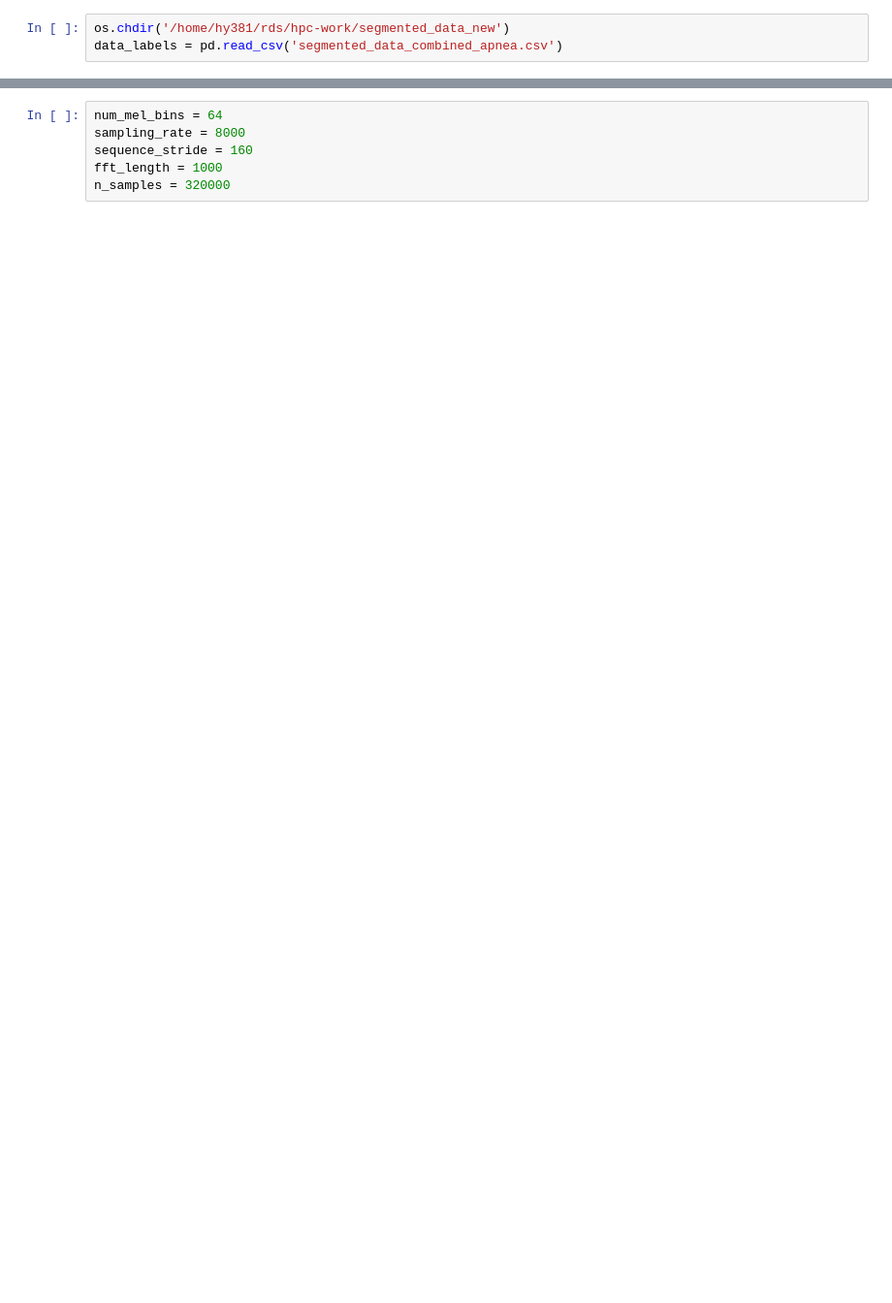
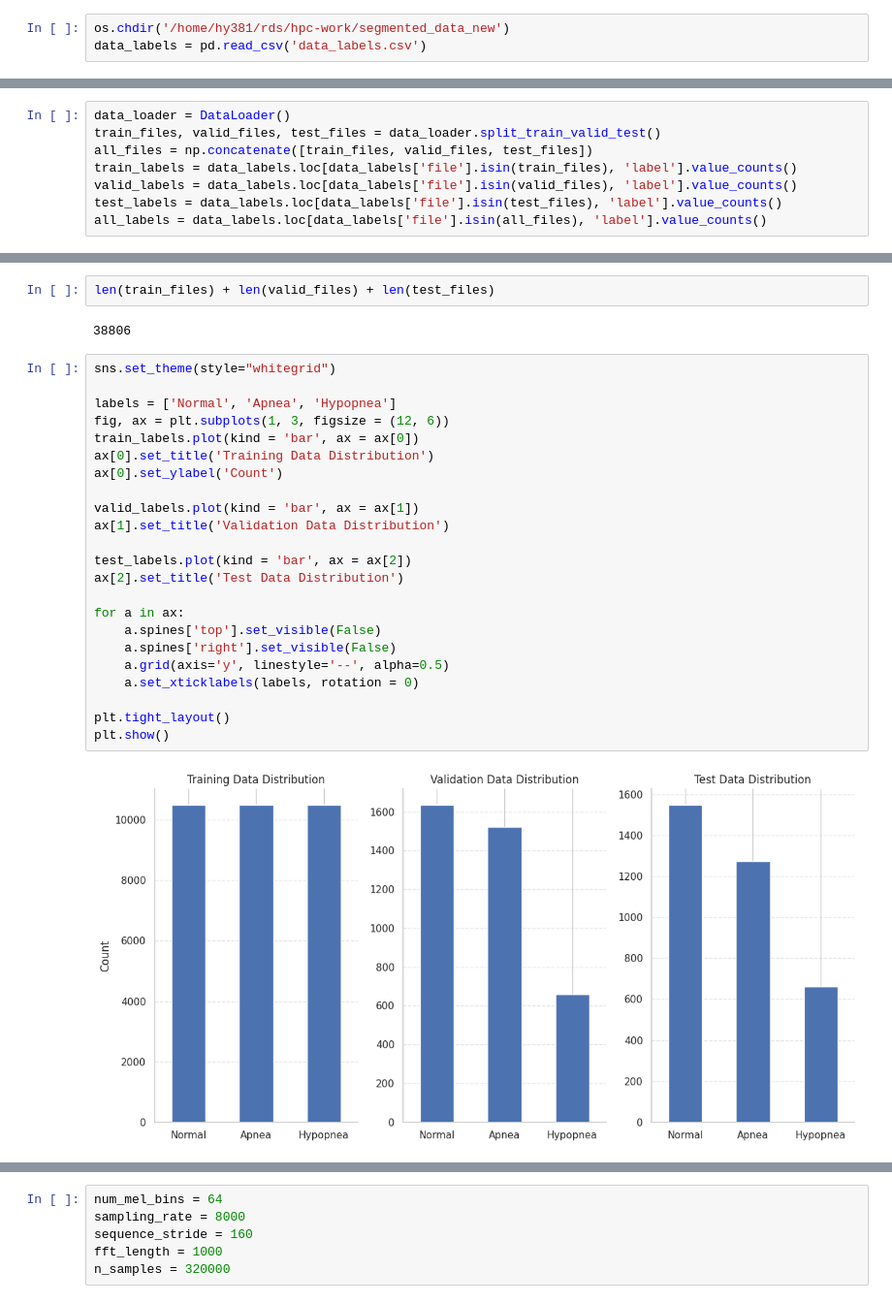
Before and after one commit to hjyang8182/diss_model_building, a Jupyter notebook: notebooks/visualize_data.ipynb, the cells around one changed output, grey strips where cells are left out. Shown: that part at 97% size. Drawn from its saved outputs; the diff is of its cells as text; blank space fills up the shorter version.

```diff
--- a/notebooks/visualize_data.ipynb
+++ b/notebooks/visualize_data.ipynb
@@ -14,4 +25,4 @@ import utils
 To enable the following instructions: AVX2 AVX512F AVX512_VNNI FMA, in other operations, rebuild TensorFlow with the appropriate compiler flags.
 # %%
 os.chdir('/home/hy381/rds/hpc-work/segmented_data_new')
-data_labels = pd.read_csv('segmented_data_combined_apnea.csv')
+data_labels = pd.read_csv('data_labels.csv')
@@ -19,0 +33,8 @@ Visualizing Mel Spectrograms
+# %%
+data_loader = DataLoader()
+train_files, valid_files, test_files = data_loader.split_train_valid_test()
+all_files = np.concatenate([train_files, valid_files, test_files])
+train_labels = data_labels.loc[data_labels['file'].isin(train_files), 'label'].value_counts()
+valid_labels = data_labels.loc[data_labels['file'].isin(valid_files), 'label'].value_counts()
+test_labels = data_labels.loc[data_labels['file'].isin(test_files), 'label'].value_counts()
+all_labels = data_labels.loc[data_labels['file'].isin(all_files), 'label'].value_counts()
@@ -19,0 +77,29 @@ Visualizing Mel Spectrograms
+# %%
+len(train_files) + len(valid_files) + len(test_files)
+# %% [output]
+38806
+# %%
+sns.set_theme(style="whitegrid")
+
+labels = ['Normal', 'Apnea', 'Hypopnea']
+fig, ax = plt.subplots(1, 3, figsize = (12, 6))
+train_labels.plot(kind = 'bar', ax = ax[0])
+ax[0].set_title('Training Data Distribution')
+ax[0].set_ylabel('Count')
+
+valid_labels.plot(kind = 'bar', ax = ax[1])
+ax[1].set_title('Validation Data Distribution')
+
+test_labels.plot(kind = 'bar', ax = ax[2])
+ax[2].set_title('Test Data Distribution')
+
+for a in ax:
+    a.spines['top'].set_visible(False)
+    a.spines['right'].set_visible(False)
+    a.grid(axis='y', linestyle='--', alpha=0.5)
+    a.set_xticklabels(labels, rotation = 0)
+
+plt.tight_layout()
+plt.show()
+# %% [output]
+[figure, added]
```
Also changed, not shown: parts of 34 cells of this notebook, 41 other files.
